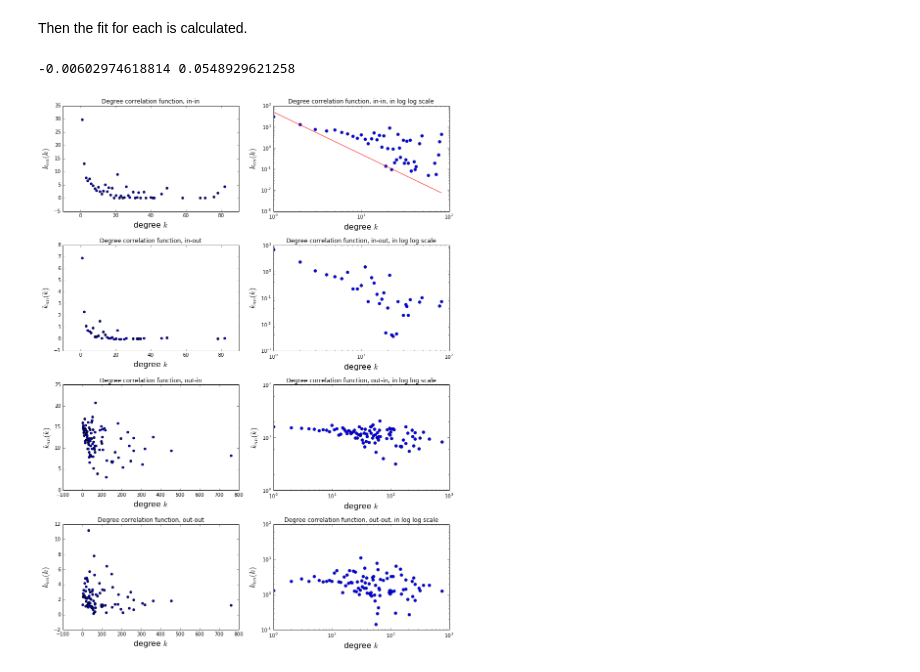
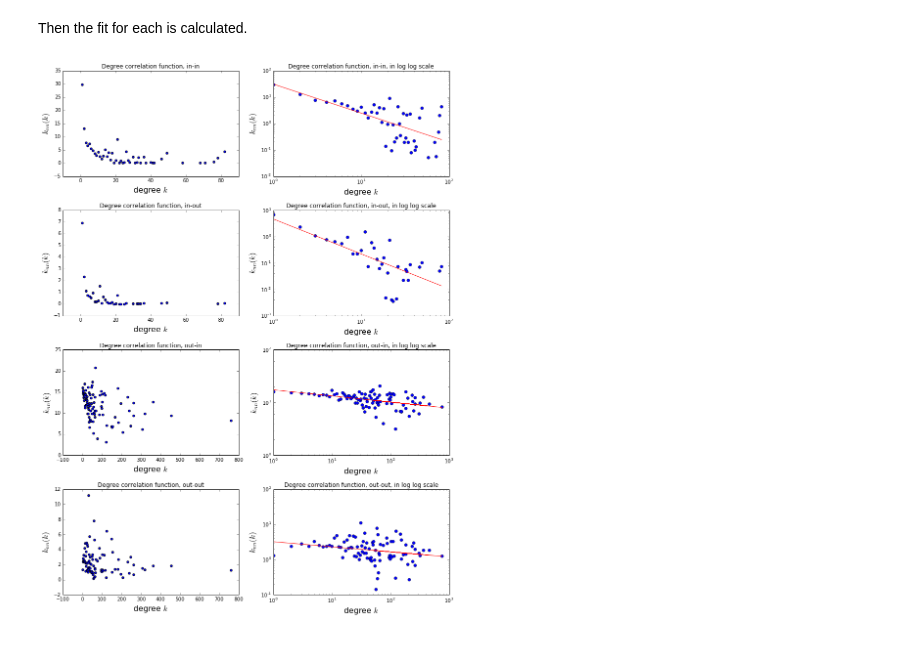
Before and after one commit to PtrTeixeira/NetSci, a Jupyter notebook: Project.ipynb, the cells around one changed output. Saved outputs shown, nothing was run; the diff lists cells and outputs as text; code cells hidden in the pictures.

```diff
--- a/Project.ipynb
+++ b/Project.ipynb
@@ -316,9 +322,19 @@ print('Structural cutoff:{0:9.4f}'.format(ks))
 Structural cutoff: 171.3476
 # %% [markdown]
 Then the fit for each is calculated.
-# %%
-m_ii, b_ii = calculate_fit(kii, knnii, m_true=-2)
-knnii_fit = [(50) * (k**-2) for k in kii]
-print(m_ii, b_ii)
-# %% [output]
--0.00602974618814 0.0548929621258
+# %%
+mu_ii = -1.098
+a_ii = 10**1.49
+knnii_fit = [a_ii * (k**mu_ii) for k in kii]
+
+mu_io = -1.322
+a_io = 10**0.6646
+knnio_fit = [a_io * (k**mu_io) for k in kio]
+
+mu_oi = -0.1158
+a_oi = 10**1.24
+knnoi_fit = [a_oi * (k**mu_oi) for k in koi]
+
+mu_oo = -0.1439
+a_oo = 10**0.5092
+knnoo_fit = [a_oo * (k**mu_oo) for k in koo]
@@ -349,7 +371,7 @@ plt.title('Degree correlation function, in-out')
 
 plt.subplot(424)
 plt.loglog(kio, knnio, marker='o', linestyle='none')
-#plt.loglog(dat[0][0], dat[0][2], color='red')
+plt.loglog(kio, knnio_fit, color='red')
 plt.xlabel(r"degree $k$", fontsize=16)
 plt.ylabel(r"$k_{nn}(k)$", fontsize=16)
 plt.title('Degree correlation function, in-out, in log log scale')
@@ -358,33 +380,34 @@ plt.title('Degree correlation function, in-out, in log log scale')
 
 plt.subplot(425)
 plt.scatter(koi, knnoi)
 plt.xlabel(r"degree $k$", fontsize=16)
 plt.ylabel(r"$k_{nn}(k)$", fontsize=16)
 plt.title('Degree correlation function, out-in')
 
 plt.subplot(426)
 plt.loglog(koi, knnoi, marker='o', linestyle='none')
-#plt.loglog(dat[0][0], dat[0][2], color='red')
+plt.loglog(koi, knnoi_fit, color='red')
 plt.xlabel(r"degree $k$", fontsize=16)
 plt.ylabel(r"$k_{nn}(k)$", fontsize=16)
 plt.title('Degree correlation function, out-in, in log log scale')
 
 ###################### Out-Out #####################################
 
 plt.subplot(427)
 plt.scatter(koo, knnoo)
 plt.xlabel(r"degree $k$", fontsize=16)
 plt.ylabel(r"$k_{nn}(k)$", fontsize=16)
 plt.title('Degree correlation function, out-out')
 
 plt.subplot(428)
 plt.loglog(koo, knnoo, marker='o', linestyle='none')
-#plt.loglog(dat[0][0], dat[0][2], color='red')
+plt.loglog(koo, knnoo_fit, color='red')
 plt.xlabel(r"degree $k$", fontsize=16)
 plt.ylabel(r"$k_{nn}(k)$", fontsize=16)
 plt.title('Degree correlation function, out-out, in log log scale')
 
 plt.tight_layout()
 plt.show()
+#fig.savefig('DegCor.png')
 # %% [output]
-[figure, old version]
+[figure, new version]
```
Also changed, not shown: parts of 11 cells of this notebook.
